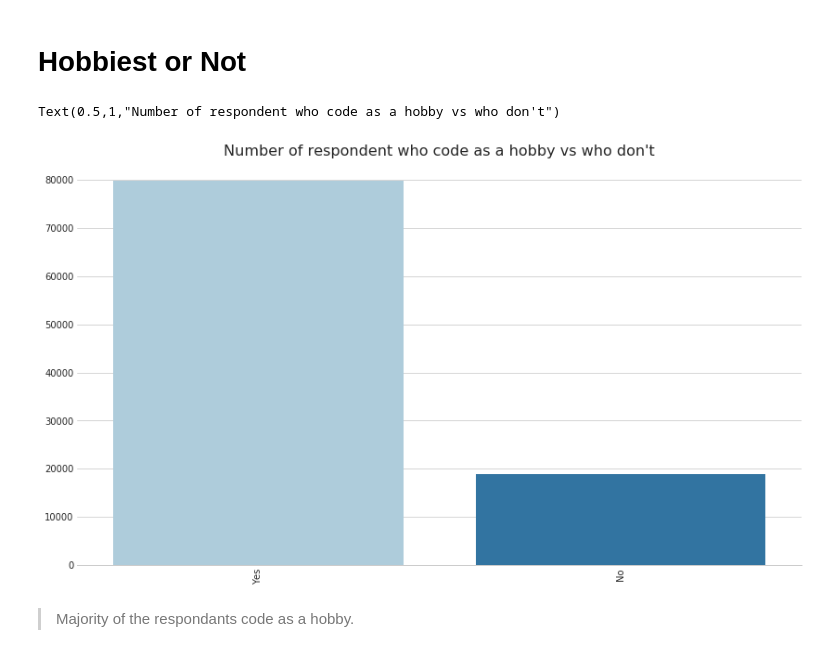
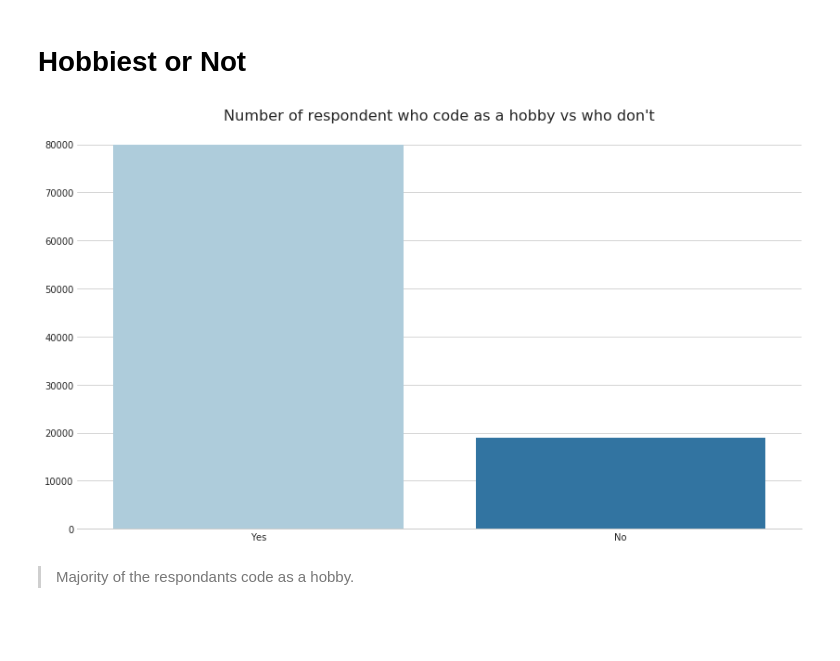
Before and after one commit to djaballah/Stack-Overflow-2018-Developer-Survey-Analysis, a Jupyter notebook: Simple Eda.ipynb, the cells around one changed output. Cells and saved outputs as stored; diff of their text form; code cells hidden in the pictures; blank space fills up the shorter version.

```diff
--- a/Simple Eda.ipynb
+++ b/Simple Eda.ipynb
@@ -37,2 +39,11 @@ df.head()
+# %%
+def plot_categorical_count(df, column, title='', limit=2, xtick_rotation='horizontal'):
+    column_count = df[column].value_counts()[:limit]
+
+    fig = plt.figure(figsize=(14, 8))
+    sns.barplot(x=column_count.index, y=column_count.values, palette='Paired')
+    sns.despine(left=True)
+    plt.title(title, fontsize=16)
+    plt.xticks(rotation=xtick_rotation)
 # %% [markdown]
 # Top 10 Countries
@@ -52,16 +56,9 @@ Text(0.5,1,'Number of respondant per country')
 # %% [markdown]
 # Hobbiest or Not
 # %%
-hobbiest_count = df['Hobby'].value_counts()
-
-fig = plt.figure(figsize=(14, 8))
-sns.barplot(x=hobbiest_count.index, y=hobbiest_count.values, palette='Paired')
-sns.despine(left=True)
-plt.xticks(rotation='vertical')
-plt.title('Number of respondent who code as a hobby vs who don\'t', fontsize=16)
+plot_categorical_count(df, 'Hobby', title='Number of respondent who code as a hobby vs who don\'t')
 # %% [output]
-Text(0.5,1,"Number of respondent who code as a hobby vs who don't")
-[figure, old version]
+[figure, new version]
 # %% [markdown]
 > Majority of the respondants code as a hobby.
 # %% [markdown]
```
Also changed, not shown: parts of 42 cells of this notebook.
